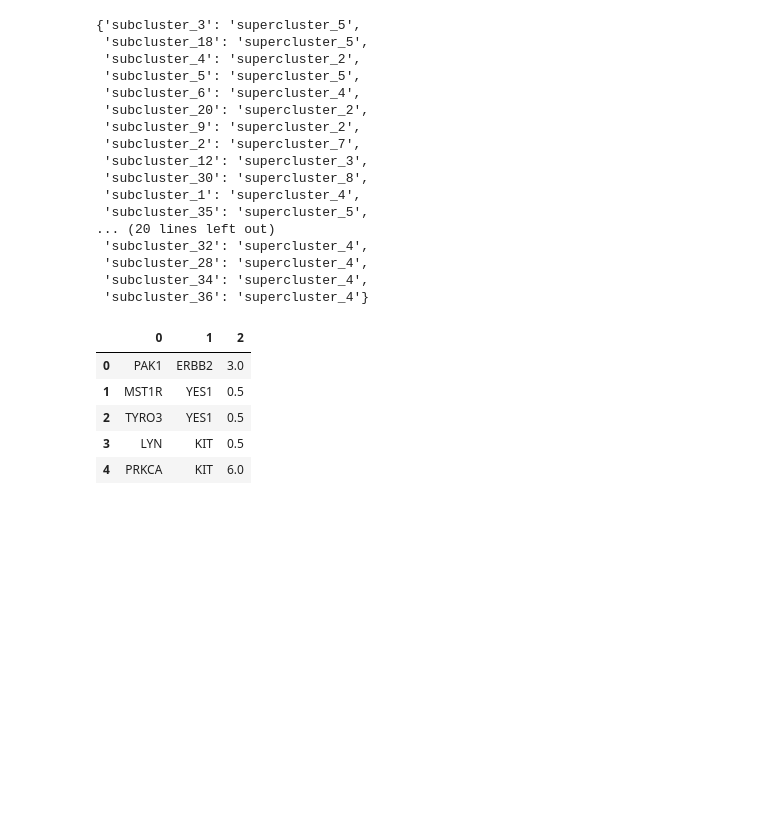
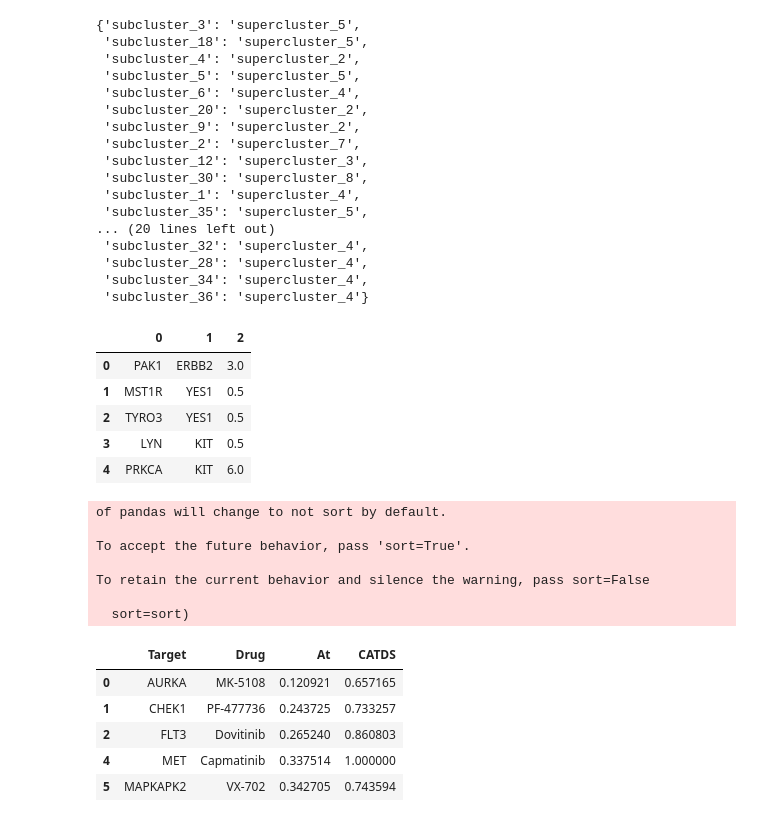
Before and after one commit to gomezlab/kinotypeClusteringAndRegression, a Jupyter notebook: viz/circle_pack_viz/jsonify_circle_packing.ipynb, the cells around one changed output. Cells and saved outputs as stored; diff of their text form; code cells hidden in the pictures; blank space fills up the shorter version.

```diff
--- a/viz/circle_pack_viz/jsonify_circle_packing.ipynb
+++ b/viz/circle_pack_viz/jsonify_circle_packing.ipynb
@@ -94,6 +196,43 @@ edges_df.head()
 | 2 | TYRO3 | YES1 | 0.5 |
 | 3 | LYN | KIT | 0.5 |
 | 4 | PRKCA | KIT | 6.0 |
+# %%
+drug_data = pd.read_excel('../../data/Klaeger_Science_2017 Supplementary Table 6 Selectivities.xlsx', sheet_name='CATDS target')
+
+drug_data = drug_data[drug_data.Target.isin(hgnc_mapper.keys())]
+
+double_drug_targets = drug_data[drug_data['Target'].apply(lambda x: ';' in x)]
+#double_drug_targets.shape
+
+first_genes = double_drug_targets['Target'].apply(lambda x: x.split(';')[0])
+second_genes = double_drug_targets['Target'].apply(lambda x: x.split(';')[1])
+
+repaired_double_targets = double_drug_targets.drop('Target', axis=1).assign(**{'Target':first_genes})
+repaired_double_targets = repaired_double_targets.append(double_drug_targets.drop('Target', axis=1).assign(**{'Target':second_genes}))
+#repaired_double_targets = repaired_double_targets[cols_to_keep]
+
+drug_data = drug_data.drop(double_drug_targets.index).append(repaired_double_targets)
+
+# convert to hgnc
+drug_data.Target = drug_data.Target.apply(lambda x: hgnc_mapper[x])
+
+# sort columns
+drug_data = drug_data[['Target', 'Drug', 'At', 'CATDS']]
+drug_data.head()
+# %% [output]
+of pandas will change to not sort by default.
+
+To accept the future behavior, pass 'sort=True'.
+
+To retain the current behavior and silence the warning, pass sort=False
+
+  sort=sort)
+|  | Target | Drug | At | CATDS |
+| 0 | AURKA | MK-5108 | 0.120921 | 0.657165 |
+| 1 | CHEK1 | PF-477736 | 0.243725 | 0.733257 |
+| 2 | FLT3 | Dovitinib | 0.265240 | 0.860803 |
+| 4 | MET | Capmatinib | 0.337514 | 1.000000 |
+| 5 | MAPKAPK2 | VX-702 | 0.342705 | 0.743594 |
 # %%
 # get a list of the kinases
 kin_list = list(louvain_small_clusters.index)
```
Also changed, not shown: parts of 12 cells of this notebook, 1 other file.
